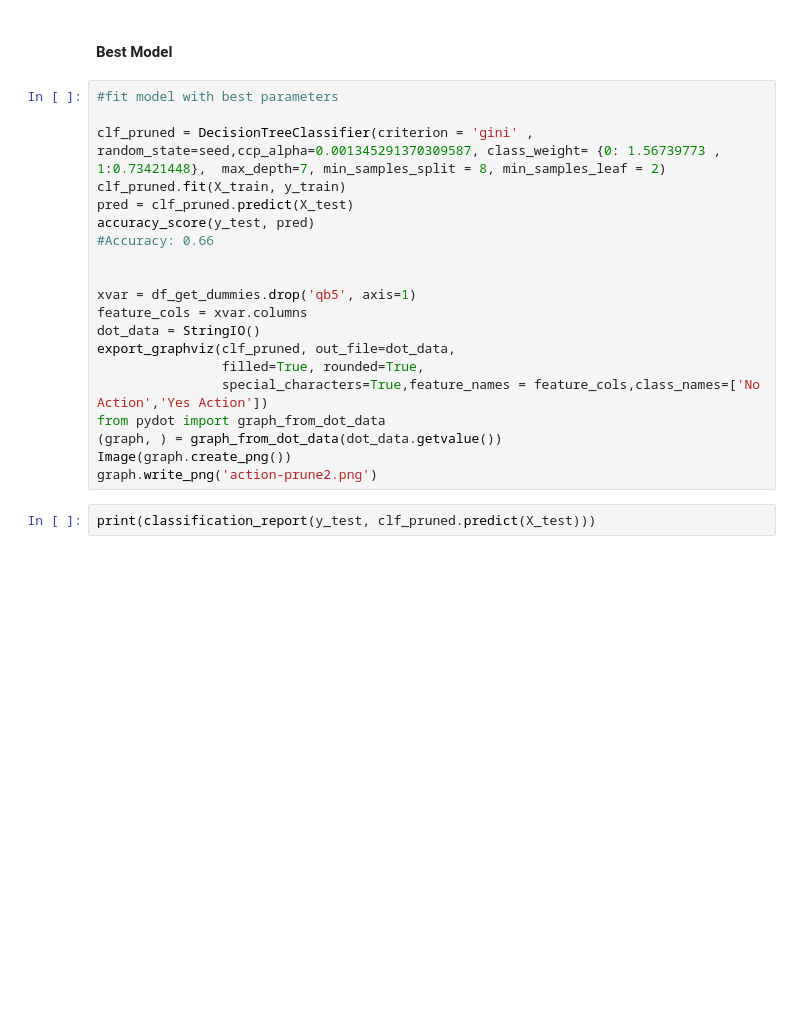
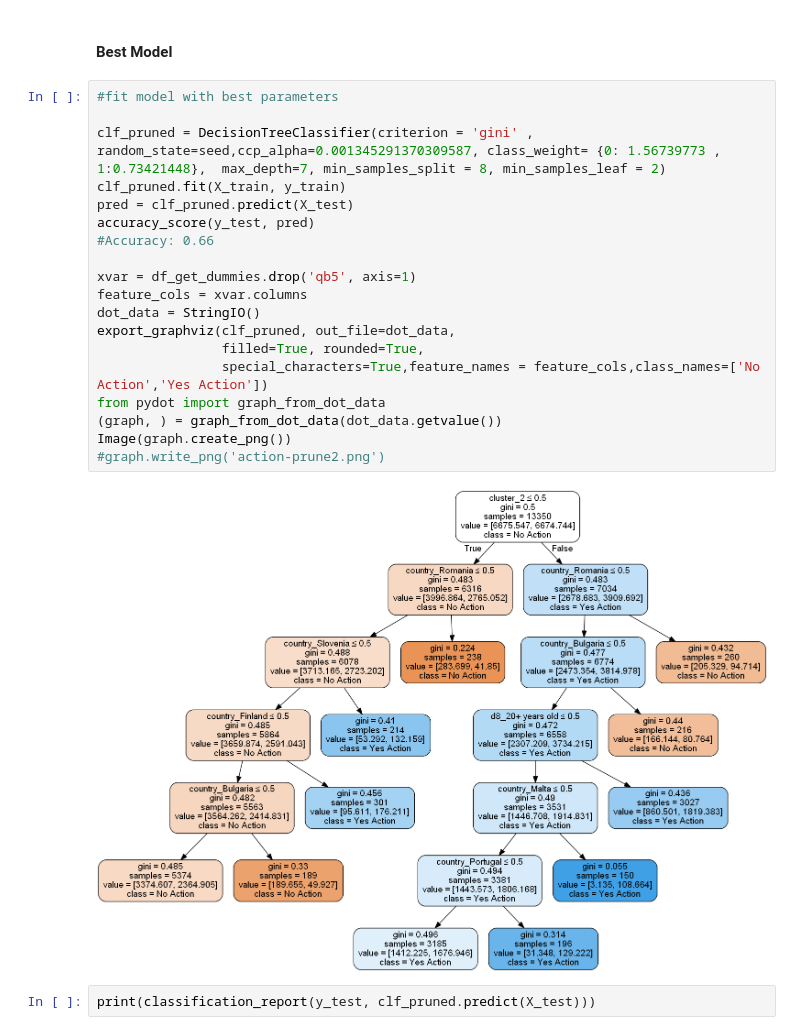
Before and after one commit to claudiagiuspoli/pro-environmental-behaviour, a Jupyter notebook: deciosn tree.ipynb, the cells around one changed output. Saved outputs shown, nothing was run; the diff lists cells and outputs as text; blank space fills up the shorter version.

```diff
--- a/deciosn tree.ipynb
+++ b/deciosn tree.ipynb
@@ -521,23 +519,24 @@ DecisionTreeClassifier(ccp_alpha=0.001345291370309587,
 # %%
 #fit model with best parameters
 
 clf_pruned = DecisionTreeClassifier(criterion = 'gini' , random_state=seed,ccp_alpha=0.001345291370309587, class_weight= {0: 1.56739773 , 1:0.73421448},  max_depth=7, min_samples_split = 8, min_samples_leaf = 2)
 clf_pruned.fit(X_train, y_train)
 pred = clf_pruned.predict(X_test)
 accuracy_score(y_test, pred)
 #Accuracy: 0.66
-
 
 xvar = df_get_dummies.drop('qb5', axis=1)
 feature_cols = xvar.columns
 dot_data = StringIO()
 export_graphviz(clf_pruned, out_file=dot_data,
                 filled=True, rounded=True,
                 special_characters=True,feature_names = feature_cols,class_names=['No Action','Yes Action'])
 from pydot import graph_from_dot_data
 (graph, ) = graph_from_dot_data(dot_data.getvalue())
 Image(graph.create_png())
-graph.write_png('action-prune2.png')
+#graph.write_png('action-prune2.png')
+# %% [output]
+[figure, added]
 # %%
 print(classification_report(y_test, clf_pruned.predict(X_test)))
 # %% [output]
```
Also changed, not shown: parts of 6 cells of this notebook, 9 other files.
